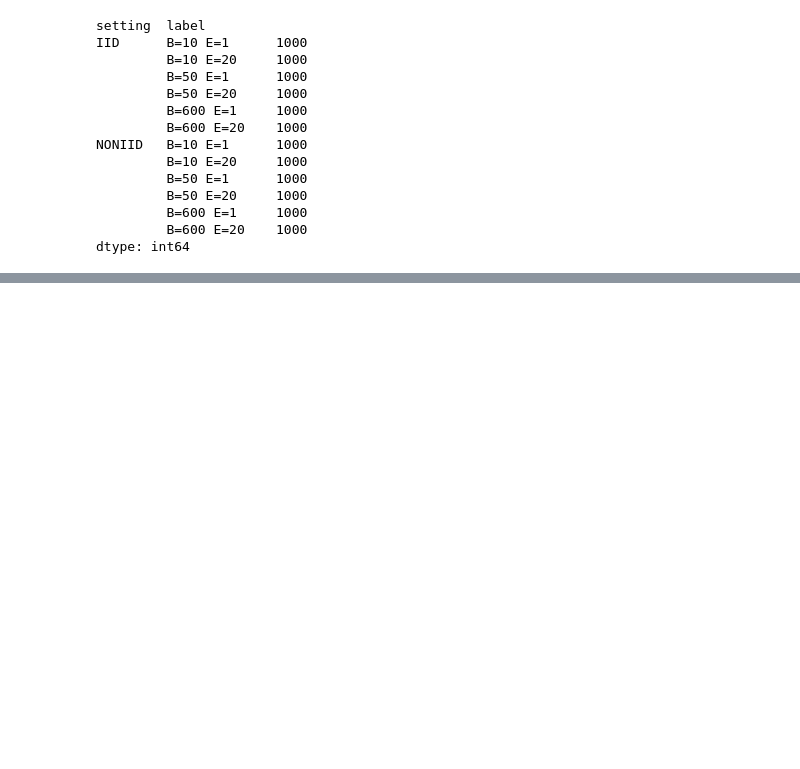
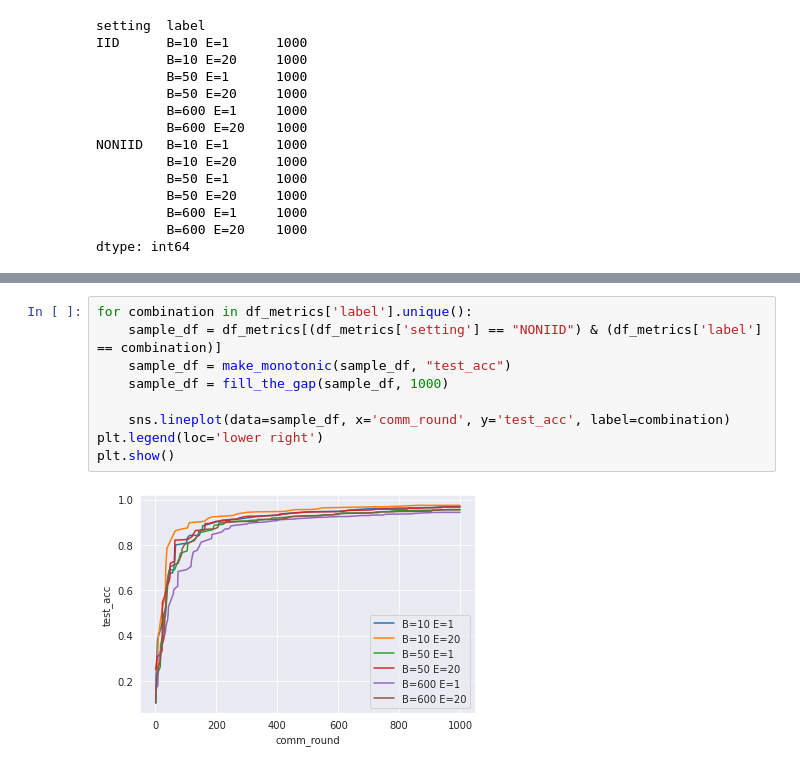
Before and after one commit to bahyhelmihp/fedavg-reproduce, a Jupyter notebook: question-3.ipynb, the cells around one changed output, grey strips where cells are left out. Saved outputs shown, nothing was run; the diff lists cells and outputs as text; blank space fills up the shorter version.

```diff
--- a/question-3.ipynb
+++ b/question-3.ipynb
@@ -132,0 +155,11 @@ plt.show()
+# %%
+for combination in df_metrics['label'].unique():
+    sample_df = df_metrics[(df_metrics['setting'] == "NONIID") & (df_metrics['label'] == combination)]
+    sample_df = make_monotonic(sample_df, "test_acc")
+    sample_df = fill_the_gap(sample_df, 1000)
+
+    sns.lineplot(data=sample_df, x='comm_round', y='test_acc', label=combination)
+plt.legend(loc='lower right')
+plt.show()
+# %% [output]
+[figure, added]
```
Also changed, not shown: parts of 5 cells of this notebook, 2 other files.
